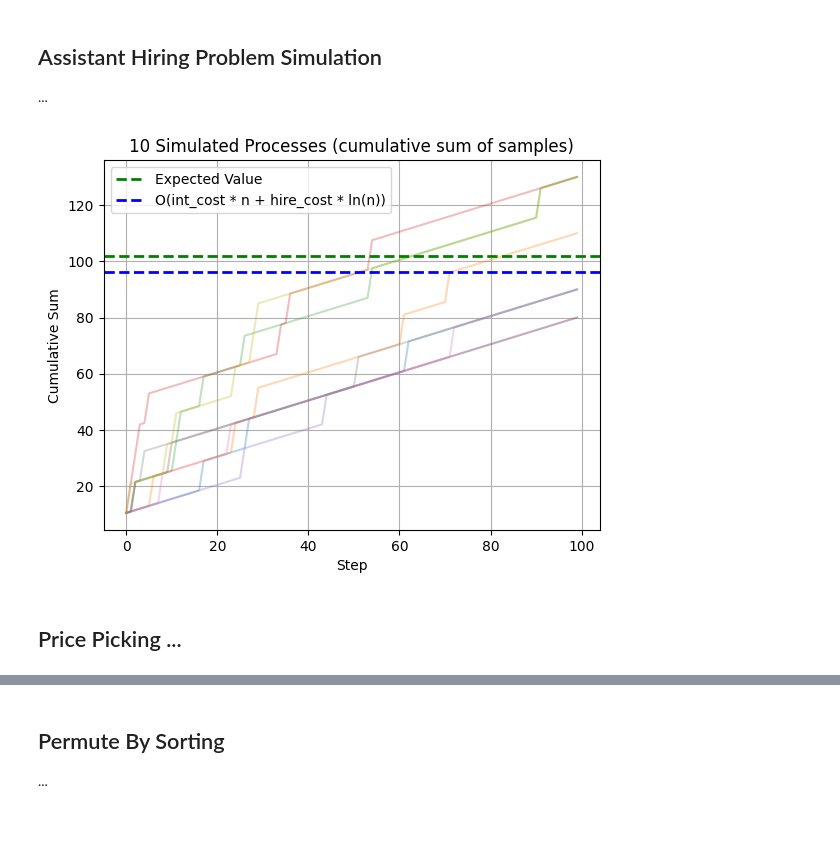
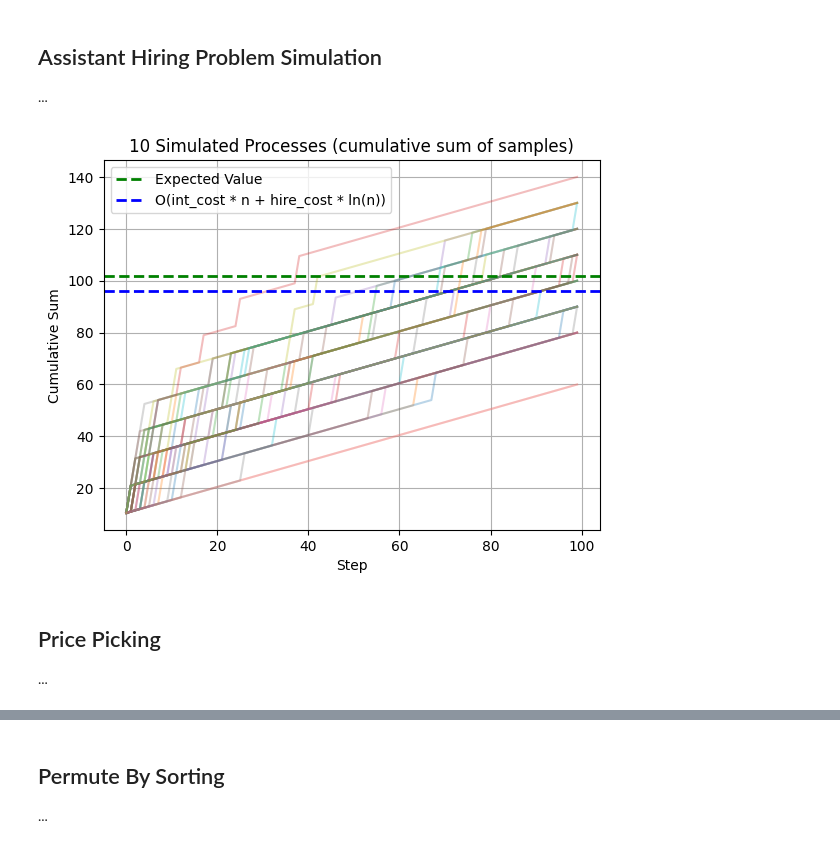
Before and after one commit to jakubjanak2004/probability-and-stats, a Jupyter notebook: proba_analysis.ipynb, the cells around one changed output, grey strips where cells are left out. Saved outputs shown, nothing was run; the diff lists cells and outputs as text; code cells hidden in the pictures.

```diff
--- a/proba_analysis.ipynb
+++ b/proba_analysis.ipynb
@@ -49,33 +49,32 @@ plt.show()
 ...
 # %%
 num_of_samples = 100
-num_of_processes = 1000
+num_of_processes = 50
 interview_cost = .5
 cost_of_hiring = 10
 
-for _ in range(1, num_processes):
+for _ in range(1, num_of_processes):
     samples = []
     for i in range(1, num_of_samples + 1):
         samples.append(gen.choices((cost_of_hiring, 0), (1/i, 1-(1/i)))[0] + interview_cost)
     samples = np.array(samples)
     process = samples.cumsum()
     plt.plot(process, alpha=.3)
 
 exp_process = sum([1/i*cost_of_hiring for i in range(1, num_of_samples + 1)]) + num_of_samples * interview_cost
 avg_costs = interview_cost * num_of_samples + cost_of_hiring * math.log(num_of_samples)
-# worst_costs = interview_cost * num_of_samples + cost_of_hiring * num_of_samples
 
 plt.axhline(y=exp_process, color='green', linestyle='--', linewidth=2, label='Expected Value')
 plt.axhline(y=avg_costs, color='blue', linestyle='--', linewidth=2, label='O(int_cost * n + hire_cost * ln(n))')
-# plt.axhline(y=worst_costs, color='red', linestyle='--', linewidth=2, label='O(int_cost * n + hire_cost * n)')
 
 plt.title(f"{num_processes} Simulated Processes (cumulative sum of samples)")
 plt.grid(True)
 plt.legend()
 plt.xlabel("Step")
 plt.ylabel("Cumulative Sum")
 plt.show()
 # %% [output]
-[figure, old version]
+[figure, new version]
 # %% [markdown]
-## Price Picking ...
+## Price Picking
+...
```
Also changed, not shown: parts of 1 cell of this notebook.
